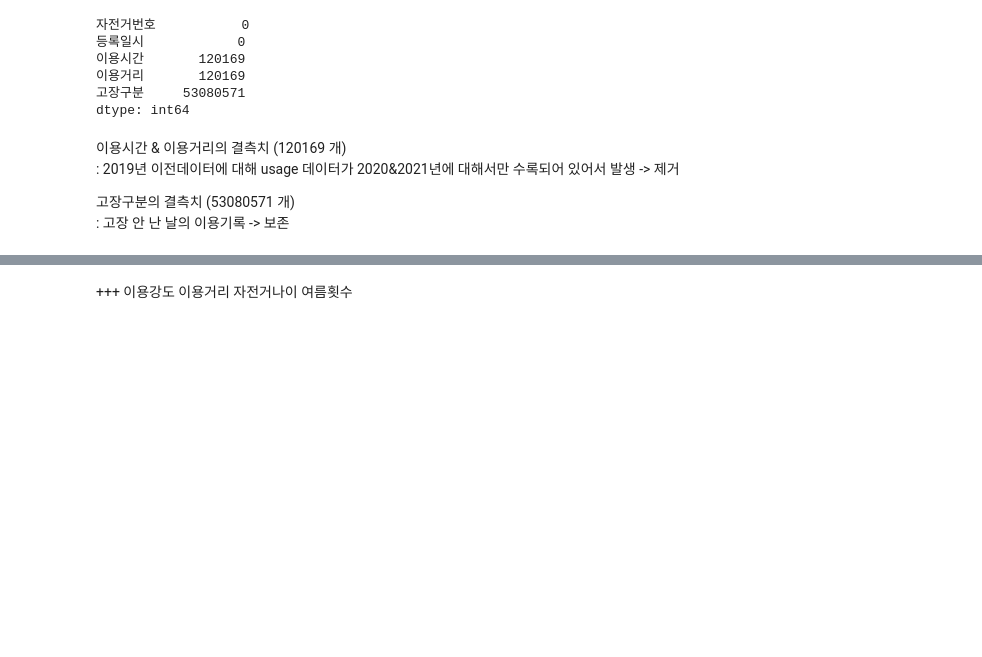
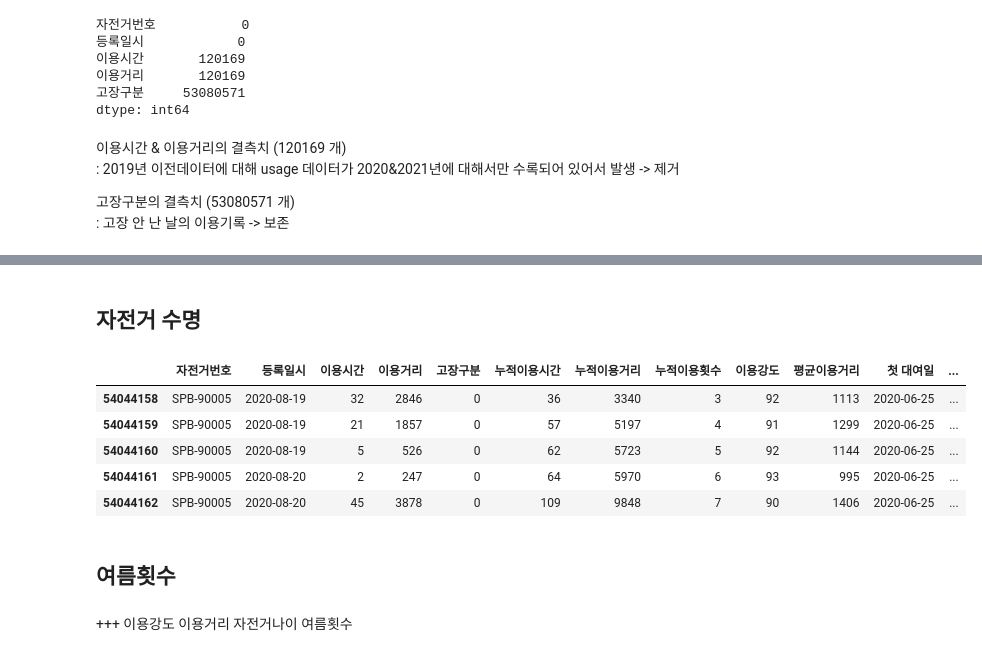
Before and after one commit to jwpark0625/ML_Project, a Jupyter notebook: usage_precleaning.ipynb, the cells around one changed output, grey strips where cells are left out. Drawn from its saved outputs; the diff is of its cells as text; code cells hidden in the pictures; blank space fills up the shorter version.

```diff
--- a/usage_precleaning.ipynb
+++ b/usage_precleaning.ipynb
@@ -284,0 +364,8 @@ for bike in bikes :
+# %%
+#이용강도 = 단위시간 당 평균적으로 얼마를 달렸는지
+#평균이용거리 = 1회 당 평균적으로 얼마를 달렸는지
+final_df['이용강도'] = final_df['누적이용거리'] / final_df['누적이용시간']
+final_df['평균이용거리'] = final_df['누적이용거리'] / final_df['누적이용횟수']
+
+#모두 정수화
+final_df = final_df.astype({'이용강도' : int, '평균이용거리' : int}, errors='raise')
@@ -284,0 +381,27 @@ for bike in bikes :
+# %% [markdown]
+## 자전거 수명
+# %%
+#자전거 수명 구하기
+
+#자전거 번호 별 첫 대여일만 남긴 프레임
+first_df = final_df.drop_duplicates(['자전거번호'], keep='first') #첫 대여일만 남기기
+first_df = first_df.iloc[:, :2] #자전거번호랑 등록일시만 남기기
+first_df.rename(columns={'등록일시': '첫 대여일'}, inplace=True) #열 이름 바꾸기
+
+#두 데이터 합치기
+final_df = final_df.merge(right=first_df, how='left', on='자전거번호', suffixes=('_',''))
+
+#수명 구하기
+final_df['나이'] = final_df['등록일시'] - final_df['첫 대여일']
+
+final_df.tail()
+#결측치 없음
+# %% [output]
+|  | 자전거번호 | 등록일시 | 이용시간 | 이용거리 | 고장구분 | 누적이용시간 | 누적이용거리 | 누적이용횟수 | 이용강도 | 평균이용거리 | 첫 대여일 | ... |
+| 54044158 | SPB-90005 | 2020-08-19 | 32 | 2846 | 0 | 36 | 3340 | 3 | 92 | 1113 | 2020-06-25 | ... |
+| 54044159 | SPB-90005 | 2020-08-19 | 21 | 1857 | 0 | 57 | 5197 | 4 | 91 | 1299 | 2020-06-25 | ... |
+| 54044160 | SPB-90005 | 2020-08-19 | 5 | 526 | 0 | 62 | 5723 | 5 | 92 | 1144 | 2020-06-25 | ... |
+| 54044161 | SPB-90005 | 2020-08-20 | 2 | 247 | 0 | 64 | 5970 | 6 | 93 | 995 | 2020-06-25 | ... |
+| 54044162 | SPB-90005 | 2020-08-20 | 45 | 3878 | 0 | 109 | 9848 | 7 | 90 | 1406 | 2020-06-25 | ... |
+# %% [markdown]
+## 여름횟수
```
Also changed, not shown: parts of 23 cells of this notebook.
